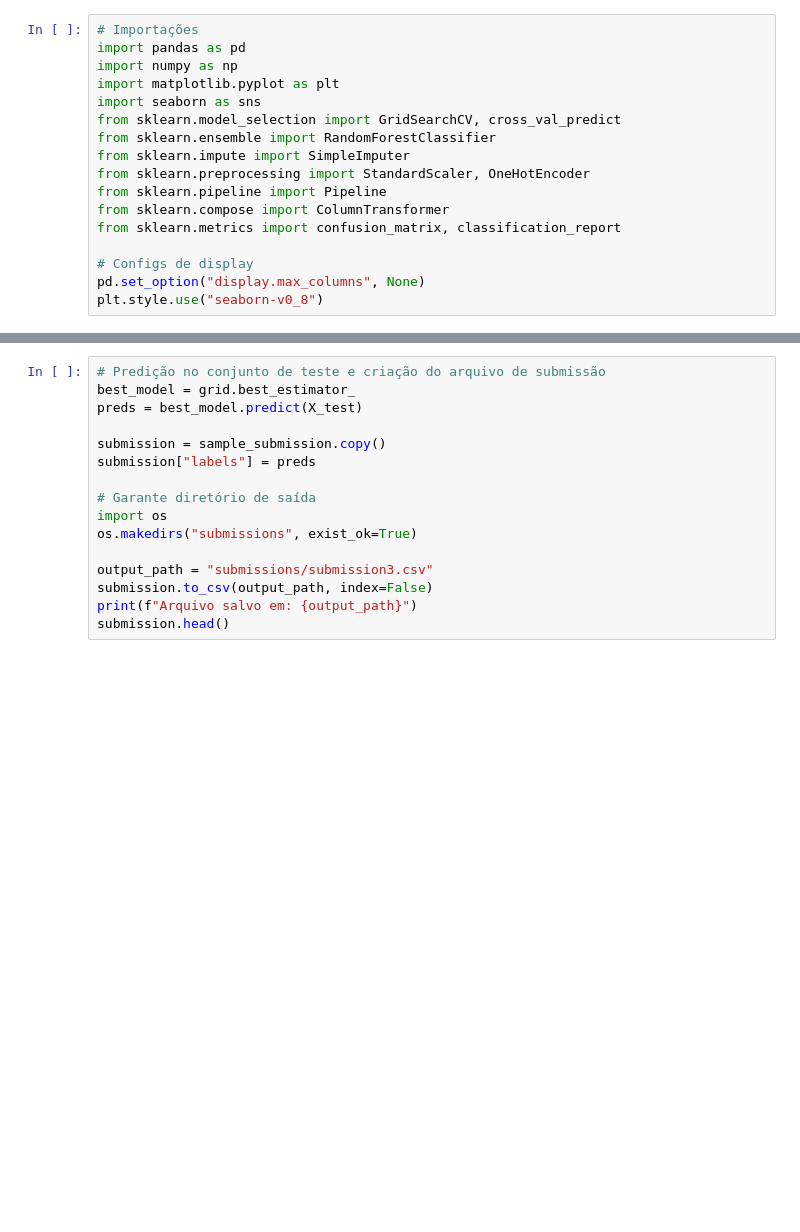
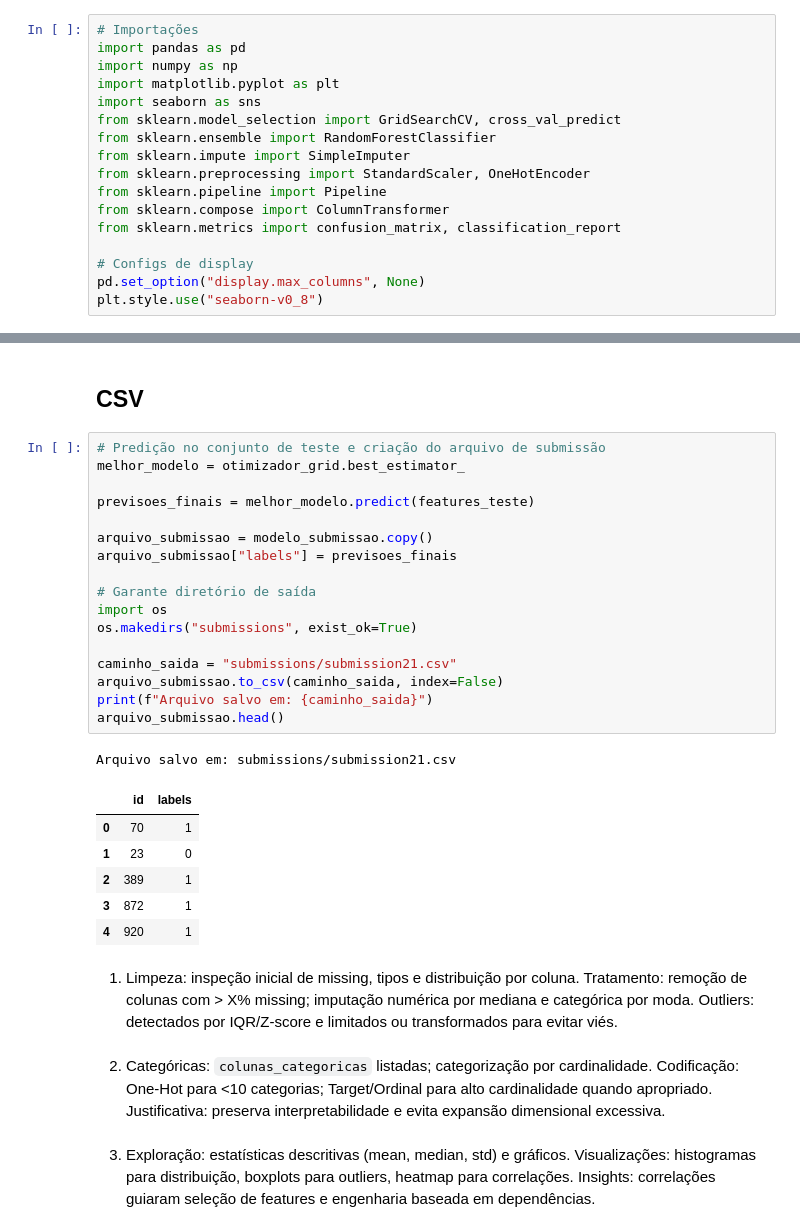
Before and after one commit to B0czar/modelon-kk, a Jupyter notebook: model.ipynb, the cells around one changed output, grey strips where cells are left out. Cells and saved outputs as stored; diff of their text form; blank space fills up the shorter version.

```diff
--- a/model.ipynb
+++ b/model.ipynb
@@ -97,16 +157,39 @@ print(classification_report(y, y_pred_cv))
+# %% [markdown]
+## CSV
 # %%
 # Predição no conjunto de teste e criação do arquivo de submissão
-best_model = grid.best_estimator_
-preds = best_model.predict(X_test)
+melhor_modelo = otimizador_grid.best_estimator_
 
-submission = sample_submission.copy()
-submission["labels"] = preds
+previsoes_finais = melhor_modelo.predict(features_teste)
+
+arquivo_submissao = modelo_submissao.copy()
+arquivo_submissao["labels"] = previsoes_finais
 
 # Garante diretório de saída
 import os
 os.makedirs("submissions", exist_ok=True)
 
-output_path = "submissions/submission3.csv"
-submission.to_csv(output_path, index=False)
-print(f"Arquivo salvo em: {output_path}")
-submission.head()
+caminho_saida = "submissions/submission21.csv"
+arquivo_submissao.to_csv(caminho_saida, index=False)
+print(f"Arquivo salvo em: {caminho_saida}")
+arquivo_submissao.head()
+# %% [output]
+Arquivo salvo em: submissions/submission21.csv
+|  | id | labels |
+| 0 | 70 | 1 |
+| 1 | 23 | 0 |
+| 2 | 389 | 1 |
+| 3 | 872 | 1 |
+| 4 | 920 | 1 |
+# %% [markdown]
+1) Limpeza: inspeção inicial de missing, tipos e distribuição por coluna.
+Tratamento: remoção de colunas com > X% missing; imputação numérica por mediana e categórica por moda.
+Outliers: detectados por IQR/Z-score e limitados ou transformados para evitar viés.
+# %% [markdown]
+2) Categóricas: `colunas_categoricas` listadas; categorização por cardinalidade.
+Codificação: One-Hot para <10 categorias; Target/Ordinal para alto cardinalidade quando apropriado.
+Justificativa: preserva interpretabilidade e evita expansão dimensional excessiva.
+# %% [markdown]
+3) Exploração: estatísticas descritivas (mean, median, std) e gráficos.
+Visualizações: histogramas para distribuição, boxplots para outliers, heatmap para correlações.
+Insights: correlações guiaram seleção de features e engenharia baseada em dependências.
```
Also changed, not shown: parts of 13 cells of this notebook, 2 other files.
